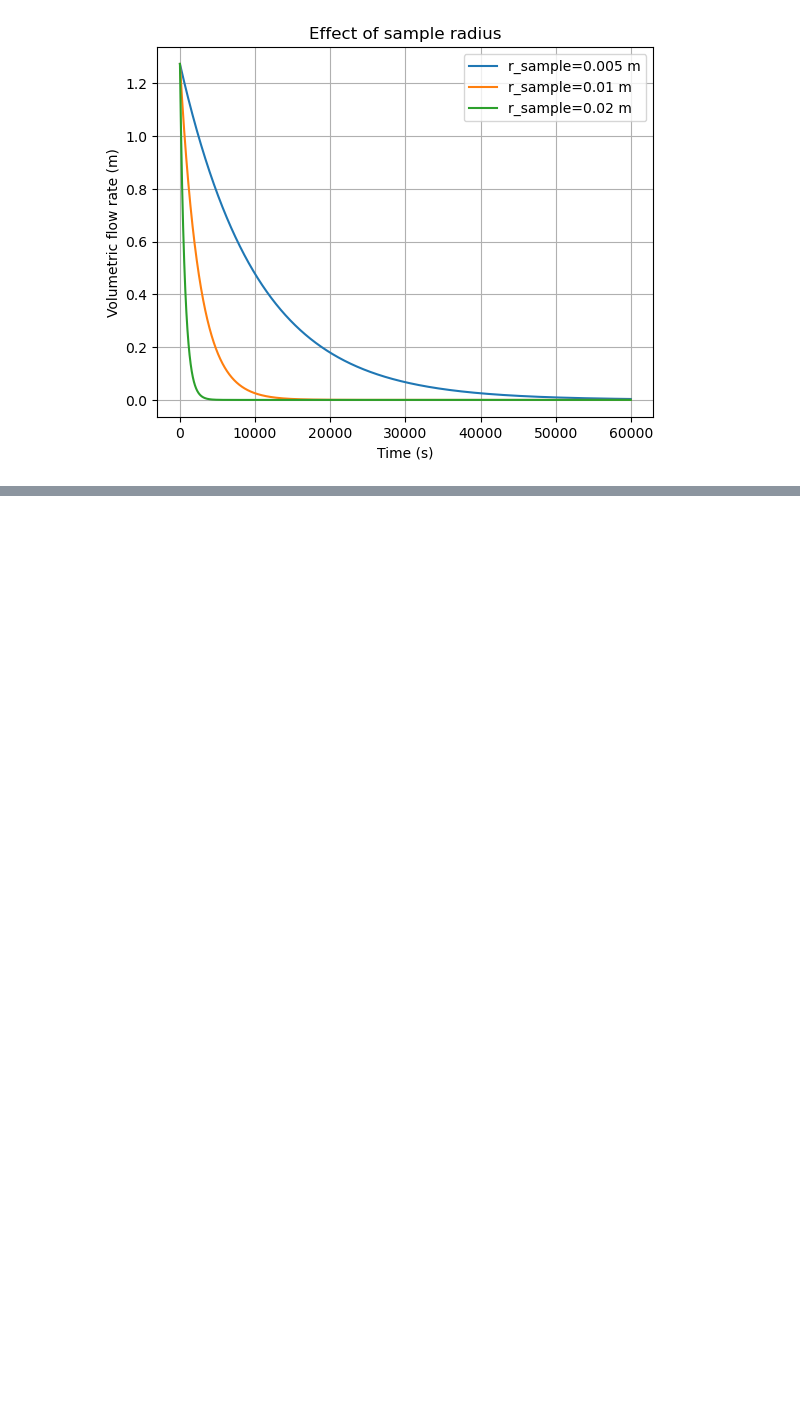
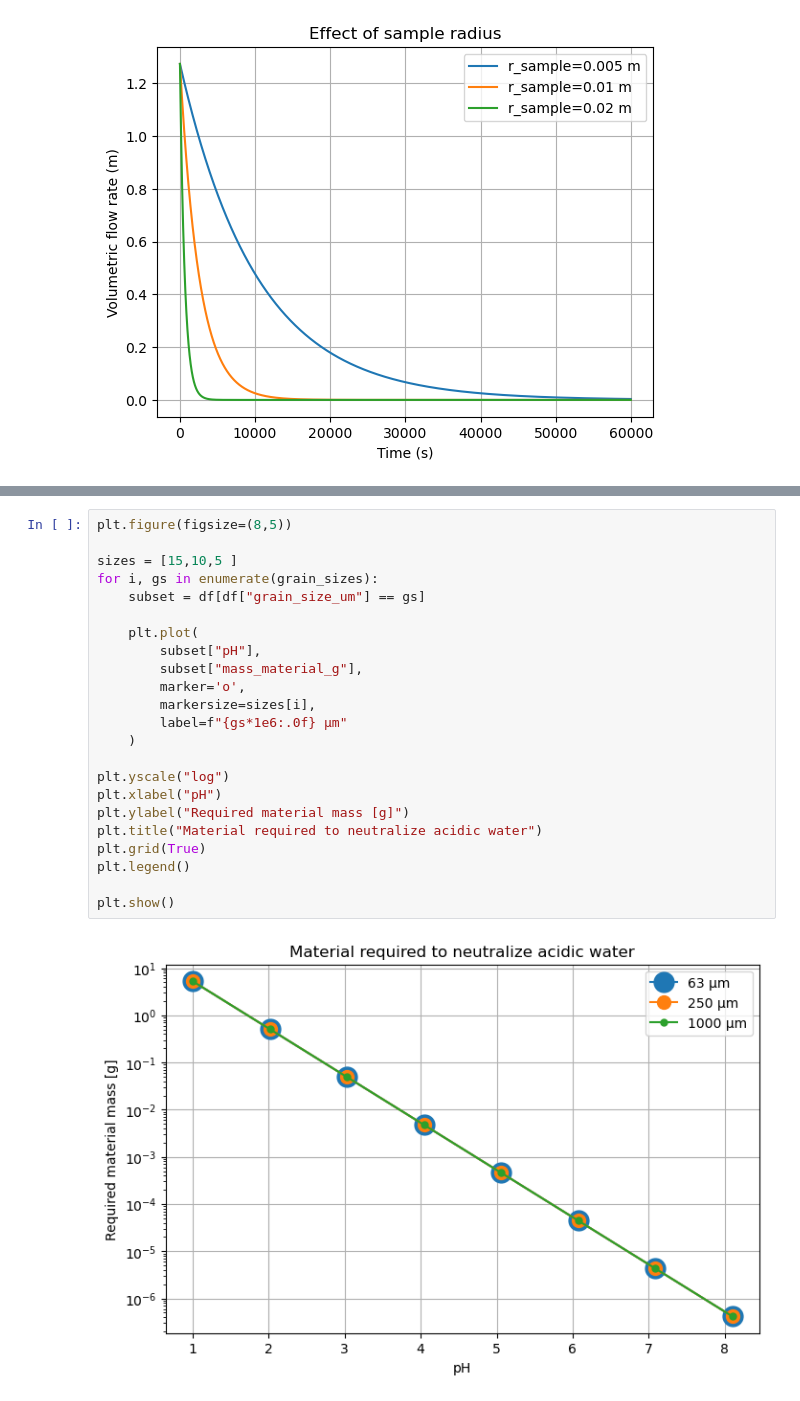
Before and after one commit to Monique2932/B_Module_Fieldwork, a Jupyter notebook: test_setup_doorrekenen.ipynb, the cells around one changed output, grey strips where cells are left out. Saved outputs shown, nothing was run; the diff lists cells and outputs as text; blank space fills up the shorter version.

```diff
--- a/test_setup_doorrekenen.ipynb
+++ b/test_setup_doorrekenen.ipynb
@@ -133,0 +224,25 @@ plt.show()
+# %%
+plt.figure(figsize=(8,5))
+
+sizes = [15,10,5 ]
+for i, gs in enumerate(grain_sizes):
+    subset = df[df["grain_size_um"] == gs]
+
+    plt.plot(
+        subset["pH"],
+        subset["mass_material_g"],
+        marker='o',
+        markersize=sizes[i],
+        label=f"{gs*1e6:.0f} µm"
+    )
+
+plt.yscale("log")
+plt.xlabel("pH")
+plt.ylabel("Required material mass [g]")
+plt.title("Material required to neutralize acidic water")
+plt.grid(True)
+plt.legend()
+
+plt.show()
+# %% [output]
+[figure, added]
```
Also changed, not shown: parts of 10 cells of this notebook, 2 other files.
